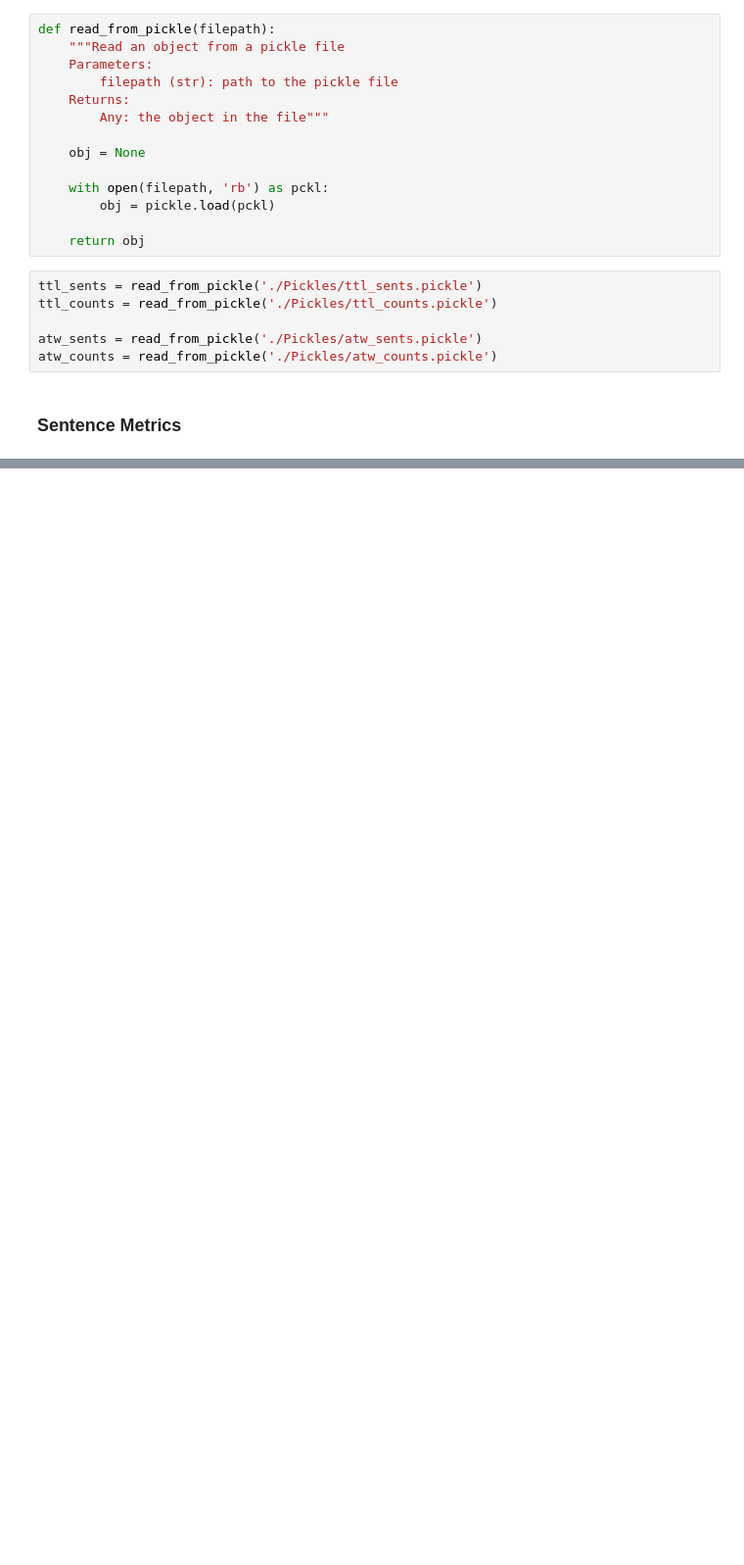
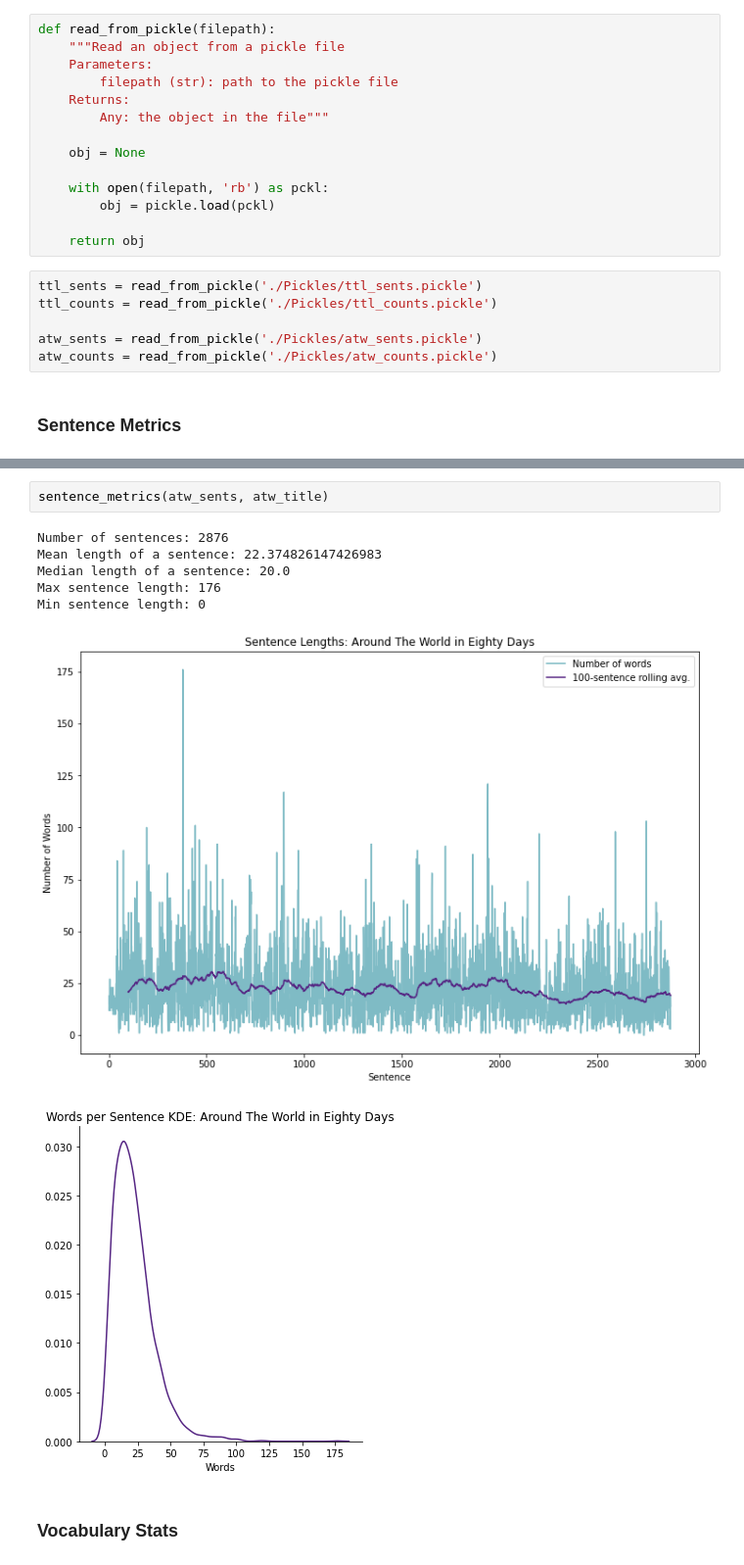
Before and after one commit to samar14641/ql-vocab-nets, a Jupyter notebook: quantitative_linguistics.ipynb, the cells around one changed output, grey strips where cells are left out. Shown: that part at 98% size. Saved outputs shown, nothing was run; the diff lists cells and outputs as text; blank space fills up the shorter version.

```diff
--- a/quantitative_linguistics.ipynb
+++ b/quantitative_linguistics.ipynb
@@ -99,0 +93,12 @@ Min sentence length: 0
+# %%
+sentence_metrics(atw_sents, atw_title)
+# %% [output]
+Number of sentences: 2876
+Mean length of a sentence: 22.374826147426983
+Median length of a sentence: 20.0
+Max sentence length: 176
+Min sentence length: 0
+[figure, added]
+[figure, added]
+# %% [markdown]
+### Vocabulary Stats
```
Also changed, not shown: parts of 10 cells of this notebook.
